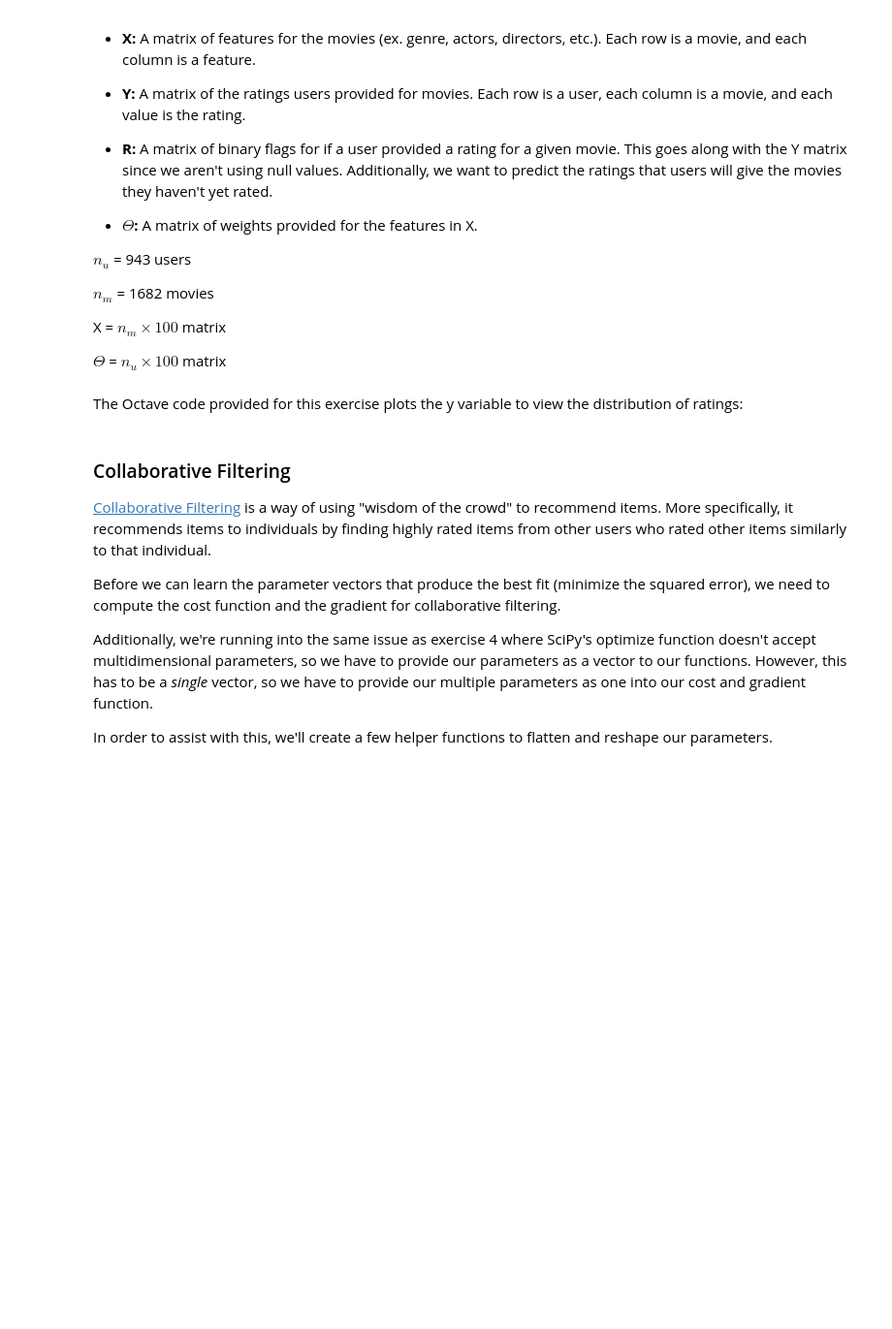
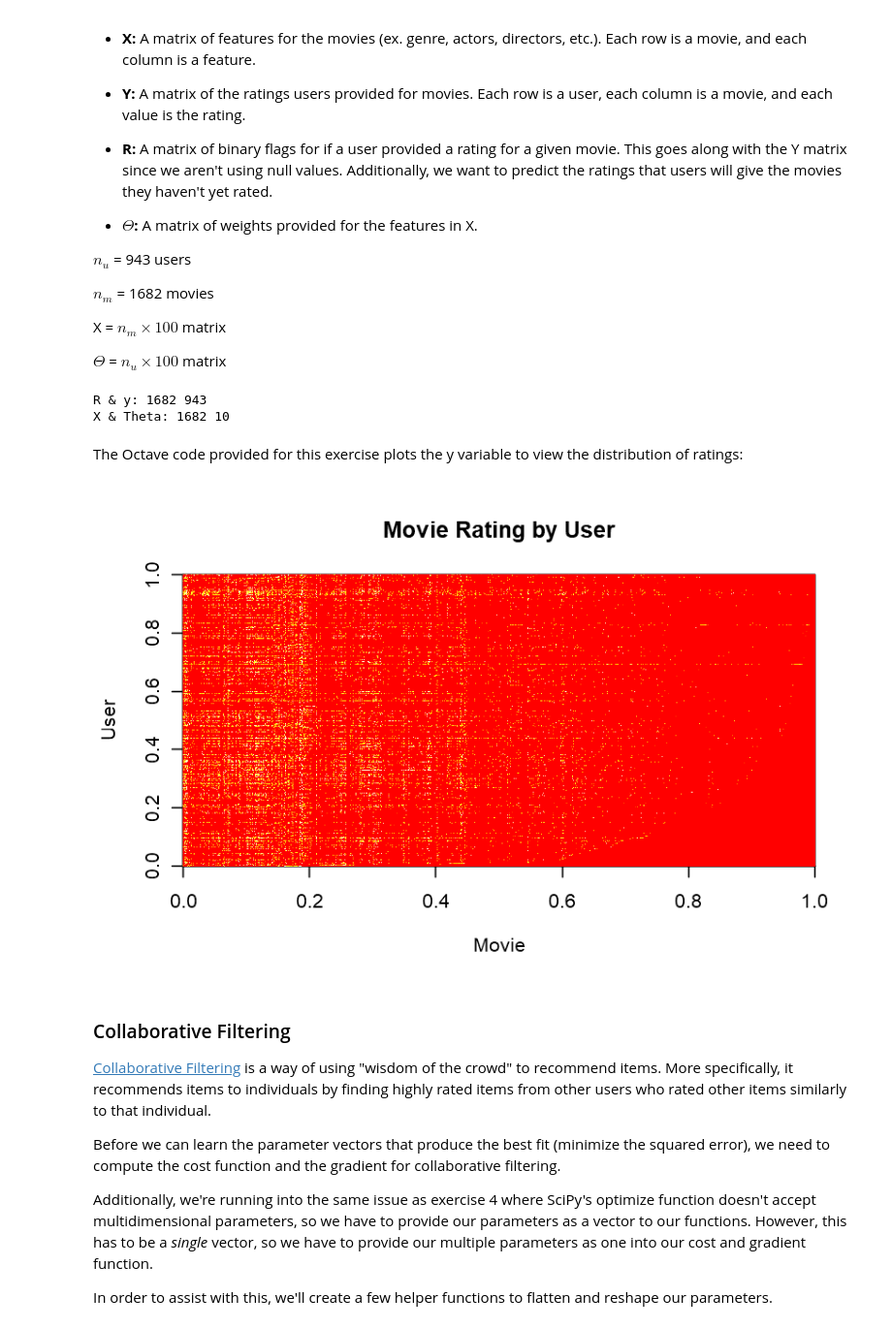
Before and after one commit to JeffMacaluso/Misc, a Jupyter notebook: MachineLearningMOOC/Ex8 R - Anomaly Detection and Recommender Systems.ipynb, the cells around one changed output. Shown at 97% size. Saved outputs shown, nothing was run; the diff lists cells and outputs as text; code cells hidden in the pictures; blank space fills up the shorter version.

```diff
--- a/MachineLearningMOOC/Ex8 R - Anomaly Detection and Recommender Systems.ipynb
+++ b/MachineLearningMOOC/Ex8 R - Anomaly Detection and Recommender Systems.ipynb
@@ -95,8 +174,31 @@ $n_m$ = 1682 movies
 X = $n_m \times 100$ matrix
 
 $\Theta$ = $n_u \times 100$ matrix
+# %%
+# Reading in the ratings
+data <- readMat('ex8/ex8_movies.mat')
+R <- data$R
+y <- data$Y
+rm(data)  # Clears from environment
+
+# Reading in the features
+data <- readMat('ex8/ex8_movieParams.mat')
+theta <- data$Theta
+X <- data$X
+rm(data)  # Clears from environment
+
+cat('R & y:', dim(R),
+    '\nX & Theta:', dim(X))
+# %% [output]
+R & y: 1682 943
+X & Theta: 1682 10
 # %% [markdown]
 The Octave code provided for this exercise plots the y variable to view the distribution of ratings:
+# %%
+image(y, xlab='Movie', ylab='User')
+title('Movie Rating by User')
+# %% [output]
+[figure, added]
 # %% [markdown]
 ### Collaborative Filtering
 
```
Also changed, not shown: parts of 4 cells of this notebook.
